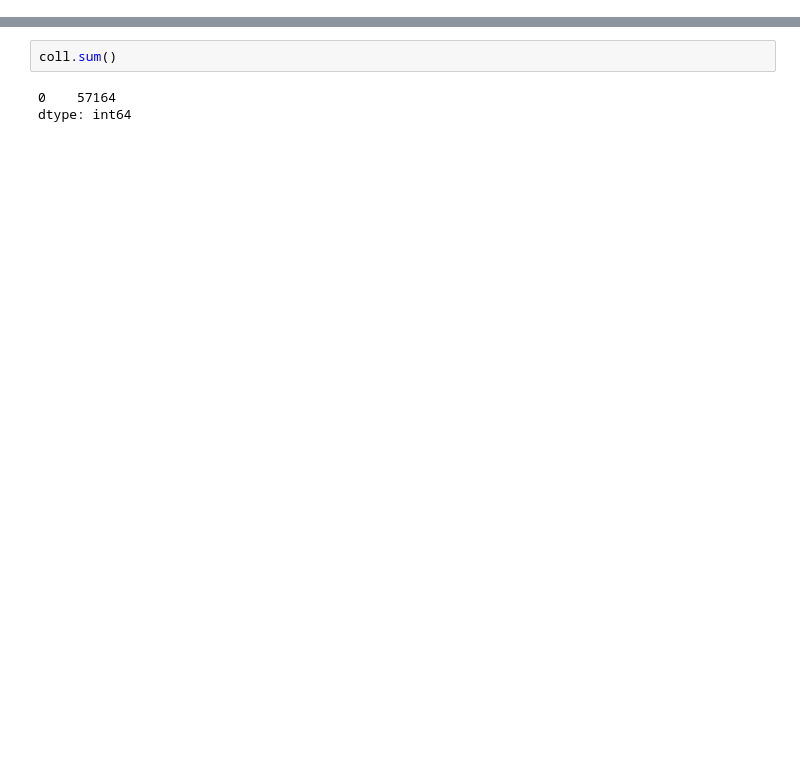
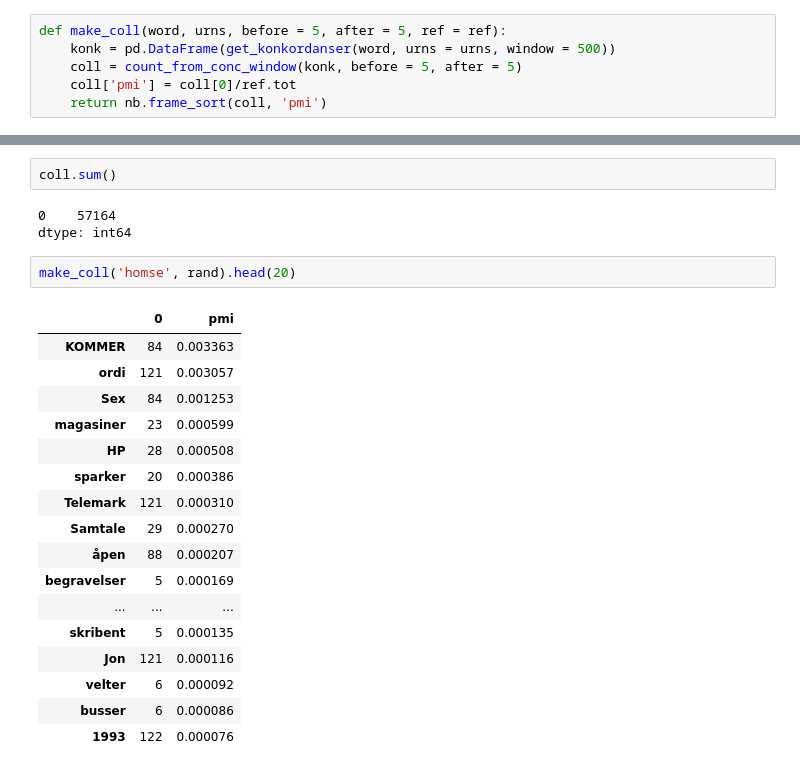
Before and after one commit to Yoonsen/bokhylla_api_medietyper, a Jupyter notebook: Tidsskrift og andre mediatyper.ipynb, the cells around one changed output, grey strips where cells are left out. Cells and saved outputs as stored; diff of their text form; blank space fills up the shorter version.

```diff
--- a/Tidsskrift og andre mediatyper.ipynb
+++ b/Tidsskrift og andre mediatyper.ipynb
@@ -260,0 +271,6 @@ coll = count_from_conc_window(konk, before = 10, after = 0)
+# %%
+def make_coll(word, urns, before = 5, after = 5, ref = ref):
+    konk = pd.DataFrame(get_konkordanser(word, urns = urns, window = 500))
+    coll = count_from_conc_window(konk, before = 5, after = 5)
+    coll['pmi'] = coll[0]/ref.tot
+    return nb.frame_sort(coll, 'pmi')
@@ -263,3 +307,23 @@ coll.sum()
 # %% [output]
 0    57164
 dtype: int64
+# %%
+make_coll('homse', rand).head(20)
+# %% [output]
+|  | 0 | pmi |
+| KOMMER | 84 | 0.003363 |
+| ordi | 121 | 0.003057 |
+| Sex | 84 | 0.001253 |
+| magasiner | 23 | 0.000599 |
+| HP | 28 | 0.000508 |
+| sparker | 20 | 0.000386 |
+| Telemark | 121 | 0.000310 |
+| Samtale | 29 | 0.000270 |
+| åpen | 88 | 0.000207 |
+| begravelser | 5 | 0.000169 |
+| ... | ... | ... |
+| skribent | 5 | 0.000135 |
+| Jon | 121 | 0.000116 |
+| velter | 6 | 0.000092 |
+| busser | 6 | 0.000086 |
+| 1993 | 122 | 0.000076 |
```
Also changed, not shown: parts of 14 cells of this notebook.
